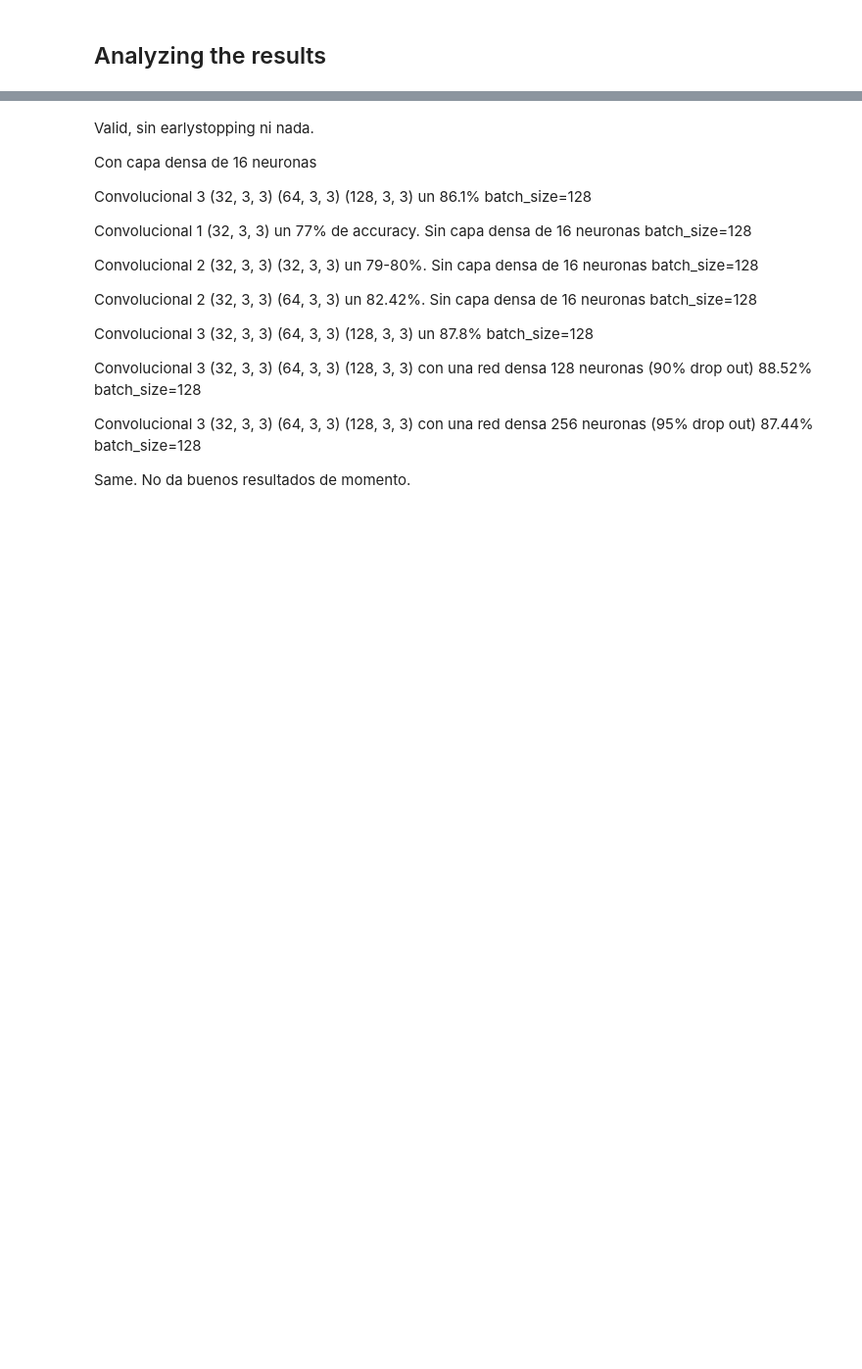
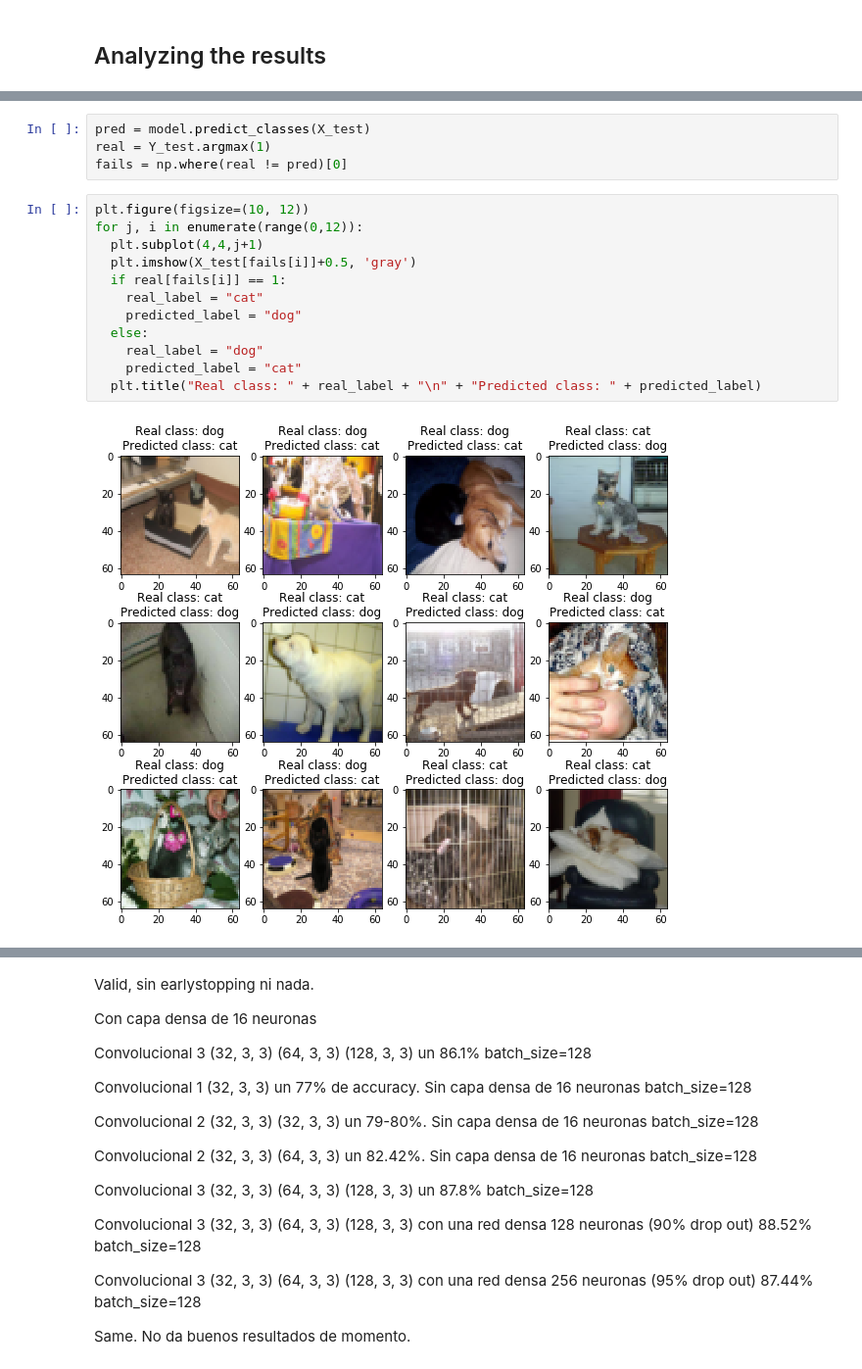
Before and after one commit to fjtm/Data, a Jupyter notebook: dogsVScats_francisco_javier_tebar_martinez.ipynb, the cells around one changed output, grey strips where cells are left out. Shown at 98% size. Cells and saved outputs as stored; diff of their text form; blank space fills up the shorter version.

```diff
--- a/dogsVScats_francisco_javier_tebar_martinez.ipynb
+++ b/dogsVScats_francisco_javier_tebar_martinez.ipynb
@@ -1029,0 +1015,18 @@ Find and show some test images for which your model fails. Can you give an expla
+# %%
+pred = model.predict_classes(X_test)
+real = Y_test.argmax(1)
+fails = np.where(real != pred)[0]
+# %%
+plt.figure(figsize=(10, 12))
+for j, i in enumerate(range(0,12)):
+  plt.subplot(4,4,j+1)
+  plt.imshow(X_test[fails[i]]+0.5, 'gray')
+  if real[fails[i]] == 1:
+    real_label = "cat"
+    predicted_label = "dog"
+  else:
+    real_label = "dog"
+    predicted_label = "cat"
+  plt.title("Real class: " + real_label + "\n" + "Predicted class: " + predicted_label)
+# %% [output]
+[figure, added]
```
Also changed, not shown: parts of 28 cells of this notebook.
